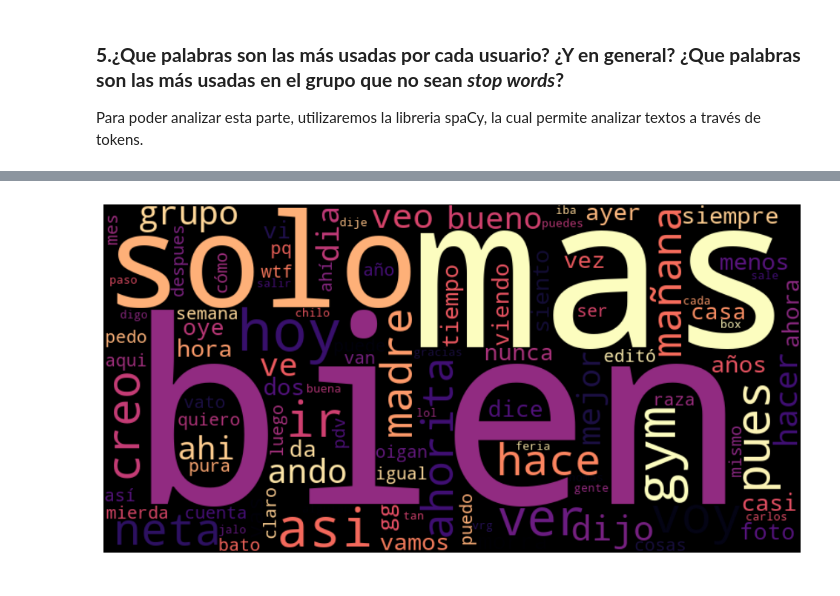
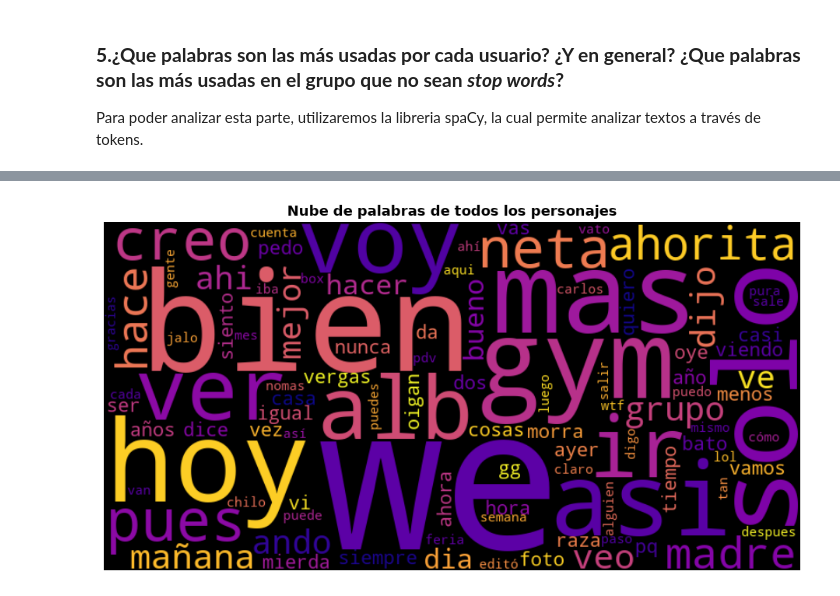
Before and after one commit to victorve-l/Historial_Whatsapp_Victor, a Jupyter notebook: notebooks/3.0-vd-EDA.ipynb, the cells around one changed output, grey strips where cells are left out. Drawn from its saved outputs; the diff is of its cells as text; code cells hidden in the pictures.

```diff
--- a/notebooks/3.0-vd-EDA.ipynb
+++ b/notebooks/3.0-vd-EDA.ipynb
@@ -441,16 +441,15 @@ palabras_a_ignorar = {
     "dudoso",
     "efrén",
     "efren",
-    # Modismos y slang
-    "we",
-    "wey",
+    # Modismos
     "alv",
+    'verga'
+    'vergas'
+    'vergaa'
+    'verg a'
     "alb",
     "qp",
     "bro",
-    "verga",
-    "vrga",
-    "vergas",
     "tmb",
     "sii",
     "siii",
@@ -479,7 +478,7 @@ palabras_a_ignorar = {
     "va",
 }
 
-# Unir ambas listas en un único conjunto
+# Unir ambas listas en un único conjunto (se suman las stop words de nlkt junto con las stop words que acabamos de definir)
 todas_stop_words = stop_words_es.union(palabras_a_ignorar) # con .union uniremos dos sets
 
 
@@ -493,6 +492,7 @@ def limpiar_con_nltk(texto):
   texto = re.sub(r"@\S+", "", texto)
   # Eliminar cualquier variación de risas (jaja, jajaja, jajajaj, etc.)
   texto = re.sub(r"\b(j[aeiou]){2,}j?\b", "", texto)
+  texto = re.sub(r"\bverga?\b", "", texto)
 
   # Extraer solo palabras alfabéticas con acentos en español (mínimo 2 letras)
   palabras = re.findall(r"\b[a-záéíóúñ]{2,}\b", texto) # En esta parte realizamos la tokenizacion, donde separamos palabra por palabra
@@ -506,4 +506,10 @@ df_nlp = df[(df["tipo_contenido"] == "texto") & (df["contenido"].notna())].copy(
 df_nlp["palabras_limpias"] = df_nlp["contenido"].apply(limpiar_con_nltk)
 
 df_nlp.head()
+
+# 5. Top 15 General limpio
+todas_las_palabras = [palabra for sublista in df_nlp["palabras_limpias"] for palabra in sublista]
+df_top_general = pd.DataFrame(Counter(todas_las_palabras).most_common(20), columns=["Palabra", "Frecuencia"])
+
+display(df_top_general)
 # %% [output]
@@ -540,22 +533,28 @@ display(df_top_general)
 # %%
+# Visualizacion con WordCloud
+
 import matplotlib.pyplot as plt
 from wordcloud import WordCloud
+# Definir la nube de palabras con Counter; devuelve una estructura similar a un diccionario
 conteo_general = Counter(todas_las_palabras)
+
 # 1. Crear el objeto WordCloud a partir de las frecuencias calculadas
 # (dict(conteo_general) toma tus palabras y sus repeticiones ya limpias)
 wc = WordCloud(
-    width=800,
+width=800,
     height=400,
     background_color="black",
-    colormap="magma",
+    colormap="plasma" \
+    "",
     max_words=100,  # Máximo de palabras a mostrar
 ).generate_from_frequencies(dict(conteo_general))
 
 # 2. Desplegar la imagen con Matplotlib
 plt.figure(figsize=(10, 5))
+plt.title(f"Nube de palabras de todos los personajes", fontsize=13, fontweight="bold")
 plt.imshow(wc, interpolation="bilinear")
 plt.axis("off")  # Oculta los ejes numéricos
 plt.tight_layout()
 plt.show()
 # %% [output]
-[figure, old version]
+[figure, new version]
```
Also changed, not shown: parts of 7 cells of this notebook, 13 other files.
